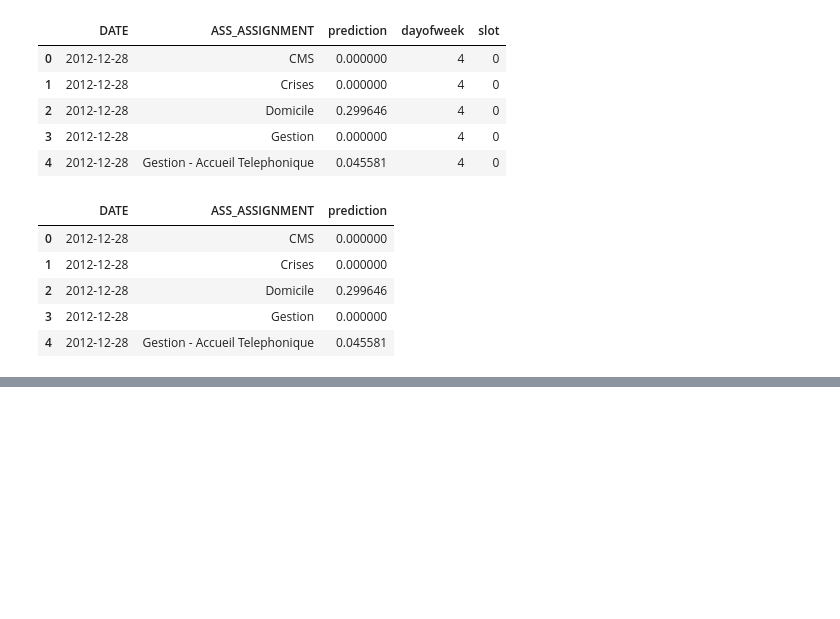
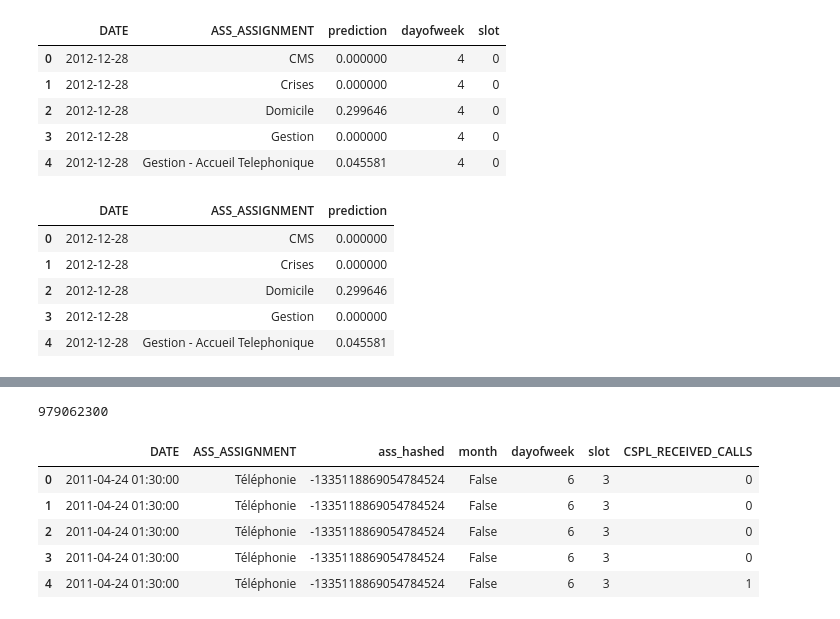
Before and after one commit to zhengying-liu/axa-data-challenge-yellow, a Jupyter notebook: challenge.ipynb, the cells around one changed output, grey strips where cells are left out. Cells and saved outputs as stored; diff of their text form; code cells hidden in the pictures; blank space fills up the shorter version.

```diff
--- a/challenge.ipynb
+++ b/challenge.ipynb
@@ -183,0 +219,2 @@ real_sub.to_csv('data/sub3.txt', sep='\t', index=None)
+# %%
+df.DATE = pd.to_datetime(df.DATE)
@@ -183,0 +245,5 @@ real_sub.to_csv('data/sub3.txt', sep='\t', index=None)
+# %%
+%%time
+df['slot'] = df.DATE.apply(get_slot)
+df['dayofweek'] = df.DATE.apply(lambda x: x.dayofweek)
+df['ass_hashed'] = df.ASS_ASSIGNMENT.apply(hash)
@@ -183,0 +253,3 @@ real_sub.to_csv('data/sub3.txt', sep='\t', index=None)
+# %%
+%%time
+df['month'] = df.DATE.apply(lambda x: x.month in [4,5,6,7,8,9,10])
@@ -183,0 +259,15 @@ real_sub.to_csv('data/sub3.txt', sep='\t', index=None)
+# %%
+df_trim = df[['DATE', 'ASS_ASSIGNMENT','ass_hashed', 'month', 'dayofweek', 'slot', target]]
+# %%
+df.size
+# %% [output]
+979062300
+# %%
+df_trim.head()
+# %% [output]
+|  | DATE | ASS_ASSIGNMENT | ass_hashed | month | dayofweek | slot | CSPL_RECEIVED_CALLS |
+| 0 | 2011-04-24 01:30:00 | Téléphonie | -1335118869054784524 | False | 6 | 3 | 0 |
+| 1 | 2011-04-24 01:30:00 | Téléphonie | -1335118869054784524 | False | 6 | 3 | 0 |
+| 2 | 2011-04-24 01:30:00 | Téléphonie | -1335118869054784524 | False | 6 | 3 | 0 |
+| 3 | 2011-04-24 01:30:00 | Téléphonie | -1335118869054784524 | False | 6 | 3 | 0 |
+| 4 | 2011-04-24 01:30:00 | Téléphonie | -1335118869054784524 | False | 6 | 3 | 1 |
```
Also changed, not shown: parts of 40 cells of this notebook, 14 other files.
